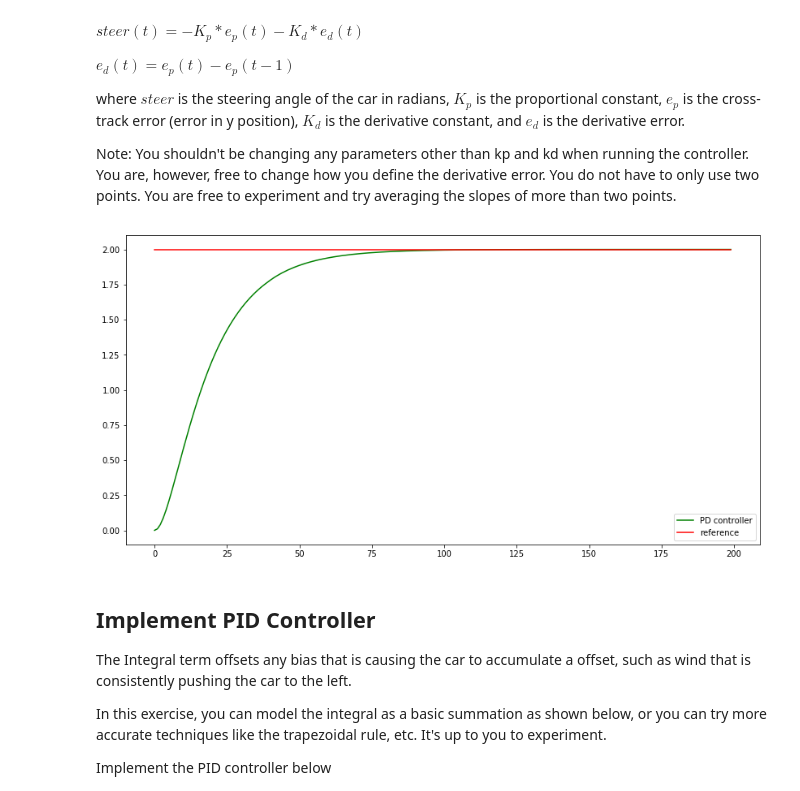
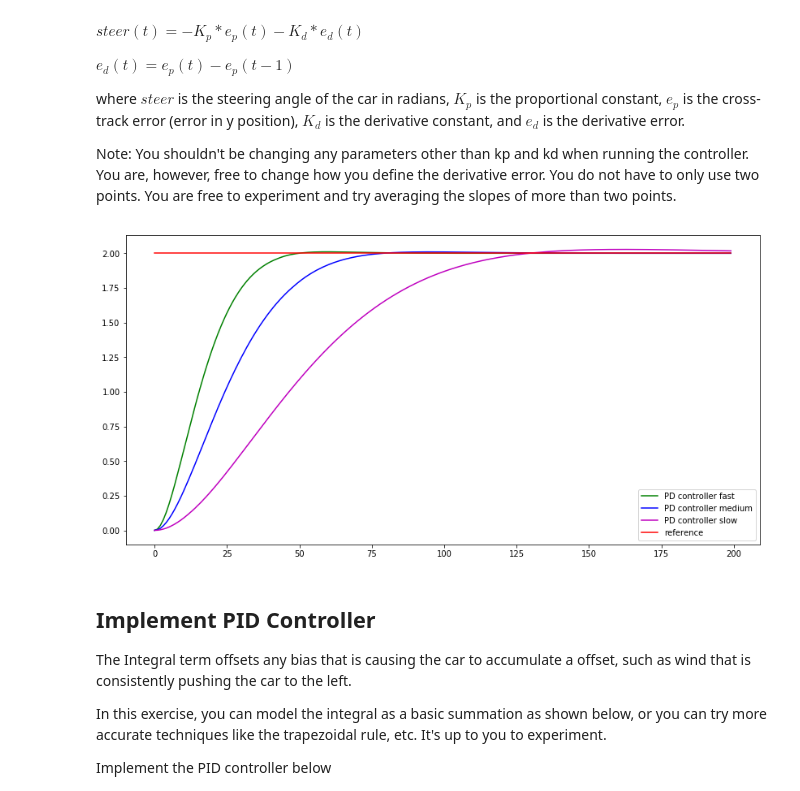
Before and after one commit to calvincramer/PID-Controller, a Jupyter notebook: PID-Controller.ipynb, the cells around one changed output. Cells and saved outputs as stored; diff of their text form; code cells hidden in the pictures.

```diff
--- a/PID-Controller.ipynb
+++ b/PID-Controller.ipynb
@@ -176,8 +188,6 @@ where $steer$ is the steering angle of the car in radians, $K_p$ is the proporti
 
 Note: You shouldn't be changing any parameters other than kp and kd when running the controller. You are, however, free to change how you define the derivative error. You do not have to only use two points. You are free to experiment and try averaging the slopes of more than two points.
 # %%
-car = Car(x=0, y=0, orientation=0)
-
 """
 Performs n actuations using proprotional derivative control assuming car moves at constant speed
 
@@ -213,41 +223,58 @@ desired_y_trajectory: List of floats
     The desired y positions of the car over time
 """
 def run_pdcontroller(car, kp, kd, initial_step=2.0, step_size=2.0, num_steps=1, n=200, speed=1.0):
     x_trajectory = []
     y_trajectory = []
     desired_y_trajectory = []
 
     desired_y = initial_step
     prev_ep = car.y - desired_y # previous proportional error
     for i in range(n):
-        if (i%(n//num_steps) == 0 and i > 0):
+        if (i % (n // num_steps) == 0 and i > 0):
             desired_y += step_size
 
         # Append to trajectory lists
         x_trajectory.append(car.x)
         y_trajectory.append(car.y)
         desired_y_trajectory.append(desired_y)
 
         # Update values
         cur_ep = car.y - desired_y_trajectory[-1]
         steer = (-kp * cur_ep) + (-kd * (cur_ep - prev_ep))  # Difference for derivative
         car.move(steer, speed)
         prev_ep = cur_ep
 
     return x_trajectory, y_trajectory, desired_y_trajectory
 
-kp = 0.2
-kd = 4.2
-
-x_trajectory, y_trajectory, desired_y_trajectory = run_pdcontroller(car, kp=kp, kd=kd)
+# Fast
+kp_fast = 0.17
+kd_fast = 3.0
+# Medium
+kp_med = 0.073
+kd_med = 2.0
+# Slow
+kp_slow = 0.02
+kd_slow = 1.0
 
 plt.figure(figsize=(14,7))
-plt.plot(x_trajectory, y_trajectory, 'g', label='PD controller')
-plt.plot(x_trajectory, desired_y_trajectory, 'r', label='reference')
+
+car = Car(x=0, y=0, orientation=0)
+x_traj_f, y_traj_f, _ = run_pdcontroller(car, kp_fast, kd_fast)
+plt.plot(x_traj_f, y_traj_f, 'g', label='PD controller fast')
+
+car = Car(x=0, y=0, orientation=0)
+x_traj_med, y_traj_med, _ = run_pdcontroller(car, kp_med, kd_med)
+plt.plot(x_traj_med, y_traj_med, 'b', label='PD controller medium')
+
+car = Car(x=0, y=0, orientation=0)
+x_traj_slow, y_traj_slow, desired_y_trajectory = run_pdcontroller(car, kp_slow, kd_slow)
+plt.plot(x_traj_slow, y_traj_slow, 'm', label='PD controller slow')
+
+plt.plot(x_traj_slow, desired_y_trajectory, 'r', label='reference')
 plt.legend()
 plt.show()
 # %% [output]
-[figure, old version]
+[figure, new version]
 # %% [markdown]
 ## Implement PID Controller
 The Integral term offsets any bias that is causing the car to accumulate a offset, such as wind that is consistently pushing the car to the left.
```
Also changed, not shown: parts of 3 cells of this notebook.
